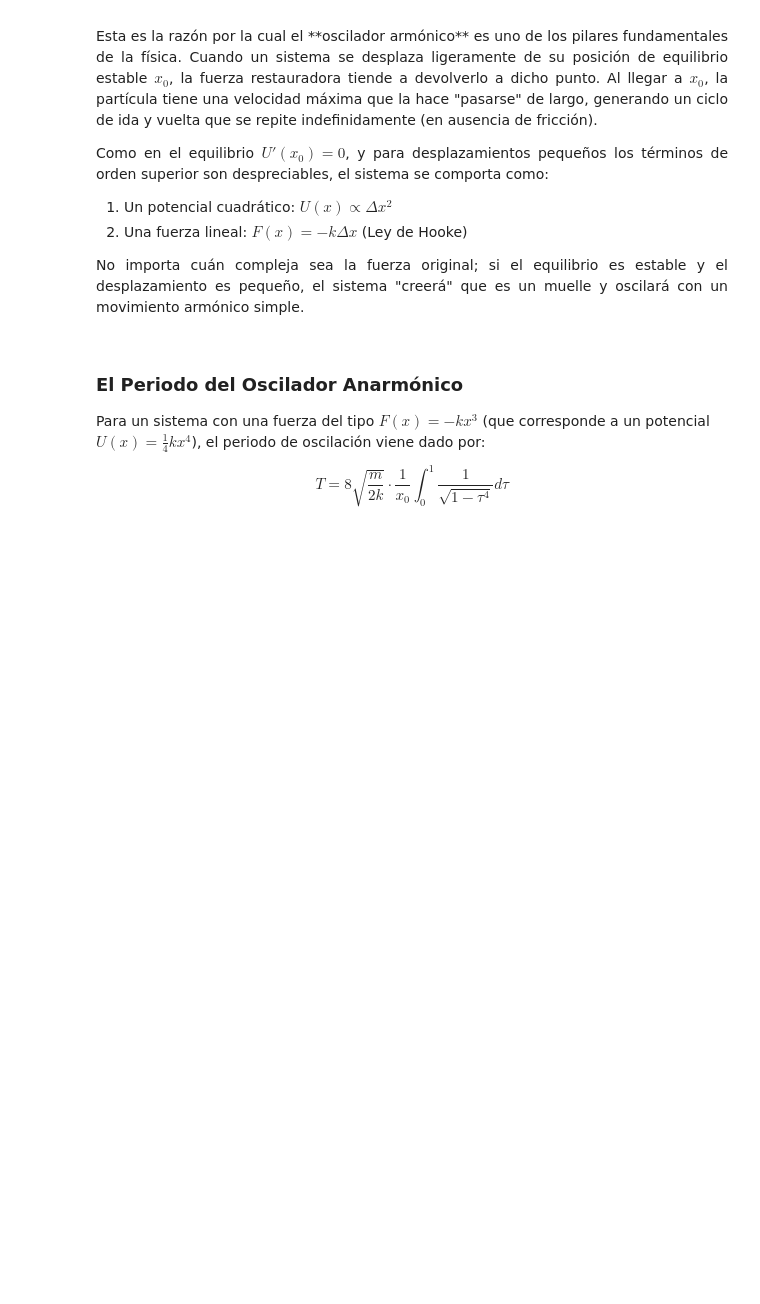
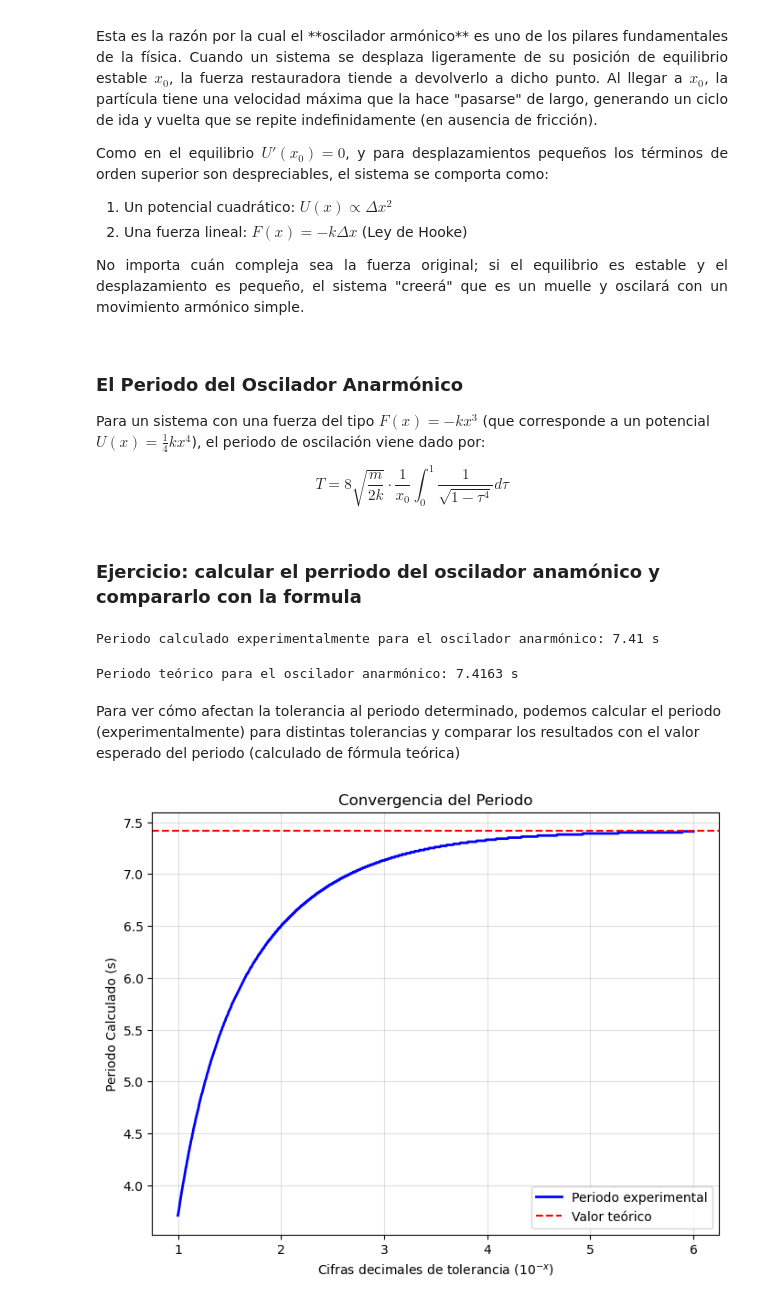
Before and after one commit to LagrangianLad/physics-lab, a Jupyter notebook: Computational physics/lab.ipynb, the cells around one changed output. Saved outputs shown, nothing was run; the diff lists cells and outputs as text; code cells hidden in the pictures; blank space fills up the shorter version.

Commit message:
Added T for the anarmonic oscilator

```diff
--- a/Computational physics/lab.ipynb
+++ b/Computational physics/lab.ipynb
@@ -908,3 +917,80 @@ $$F^{(n)}(x_0) = -U^{(n+1)}(x_0)$$
 Para un sistema con una fuerza del tipo $F(x) = -kx^3$ (que corresponde a un potencial $U(x) = \frac{1}{4}kx^4$), el periodo de oscilación viene dado por:
 
 $$T = 8\sqrt{\frac{m}{2k}} \cdot \frac{1}{x_0} \int_0^1 \frac{1}{\sqrt{1-\tau ^ 4}}d\tau$$
+# %% [markdown]
+### Ejercicio: calcular el perriodo del oscilador anamónico y compararlo con la formula
+# %%
+def signo(a):
+    return 1 if a >= 0 else -1
+
+def calcular_periodo_oscilador_anarmonico(output_x, cifras_decimales_tolerancia = 6):
+
+    # Cifras decimales que quiero (más cifras = más preciso, demasiadas cifras = no lo encuentra)
+    TOLERANCIA = 10**(-cifras_decimales_tolerancia)
+
+    x_inicial = output_x[0]
+    for i in range(len(output_x)):
+
+        xi = abs(output_x[i])
+        if (xi <= x_inicial + TOLERANCIA) and (xi >= x_inicial - TOLERANCIA):
+
+            # Comprobación extra: he "cruzado el eje" para evitar detectar situaciones en las que estoy muy cerca de la posición inicial
+            if signo(x_inicial) != signo(output_x[i]):
+
+                return 2*(tiempo[i])
+
+    return None
+
+print(f"Periodo calculado experimentalmente para el oscilador anarmónico: {calcular_periodo_oscilador_anarmonico(output_x)} s")
+# %% [output]
+Periodo calculado experimentalmente para el oscilador anarmónico: 7.41 s
+# %%
+from scipy.integrate import quad # Podría usar la función integrar() de la primera clase también
+
+def calcular_periodo_teorico(masa, k, x_0):
+    funcion_integrar = lambda tau: 1 / np.sqrt(1 - tau**4)
+    integral, _ = quad(funcion_integrar, 0, 1)
+    T_teorico = 8 * np.sqrt(masa / (2 * k)) * (1 / x_0) * integral
+    return T_teorico
+
+T_teorico = calcular_periodo_teorico(masa, k, x0)
+print(f"Periodo teórico para el oscilador anarmónico: {T_teorico:.4f} s")
+# %% [output]
+Periodo teórico para el oscilador anarmónico: 7.4163 s
+# %% [markdown]
+Para ver cómo afectan la tolerancia al periodo determinado, podemos calcular el periodo (experimentalmente) para distintas tolerancias y comparar los resultados con el valor esperado del periodo (calculado de fórmula teórica)
+# %%
+cifras_rango_tolerancia = np.linspace(1, 6, 1000)
+
+valores_periodos_experimentales = []
+cifras_validas = []
+
+# Umbral de seguridad: si el periodo detectado es > 20% del teórico,
+# es que se ha saltado el primer ciclo.
+UMBRAL_ERROR = T_teorico * 1.2
+
+for c in cifras_rango_tolerancia:
+    p = calcular_periodo_oscilador_anarmonico(output_x, cifras_decimales_tolerancia=c)
+
+    # 1. Encontró un valor (p is not None)
+    # 2. El valor es coherente con una sola oscilación (p < UMBRAL_ERROR)
+    if p is not None and p < UMBRAL_ERROR:
+        valores_periodos_experimentales.append(p)
+        cifras_validas.append(c)
+
+fig, ax1 = plt.subplots(figsize=(8, 6))
+
+ax1.set_xlabel('Cifras decimales de tolerancia ($10^{-x}$)')
+ax1.set_ylabel('Periodo Calculado (s)')
+
+# Ahora cifras_validas y valores_periodos_experimentales SIEMPRE tendrán el mismo tamaño
+ax1.plot(cifras_validas, valores_periodos_experimentales, color='blue', lw=2, label="Periodo experimental")
+ax1.axhline(y=T_teorico, color='r', linestyle='--', label="Valor teórico")
+
+ax1.set_title('Convergencia del Periodo')
+ax1.grid(True, alpha=0.4)
+ax1.legend()
+
+plt.show()
+# %% [output]
+[figure, added]
```
Also changed, not shown: parts of 3 cells of this notebook, 1 other file.
